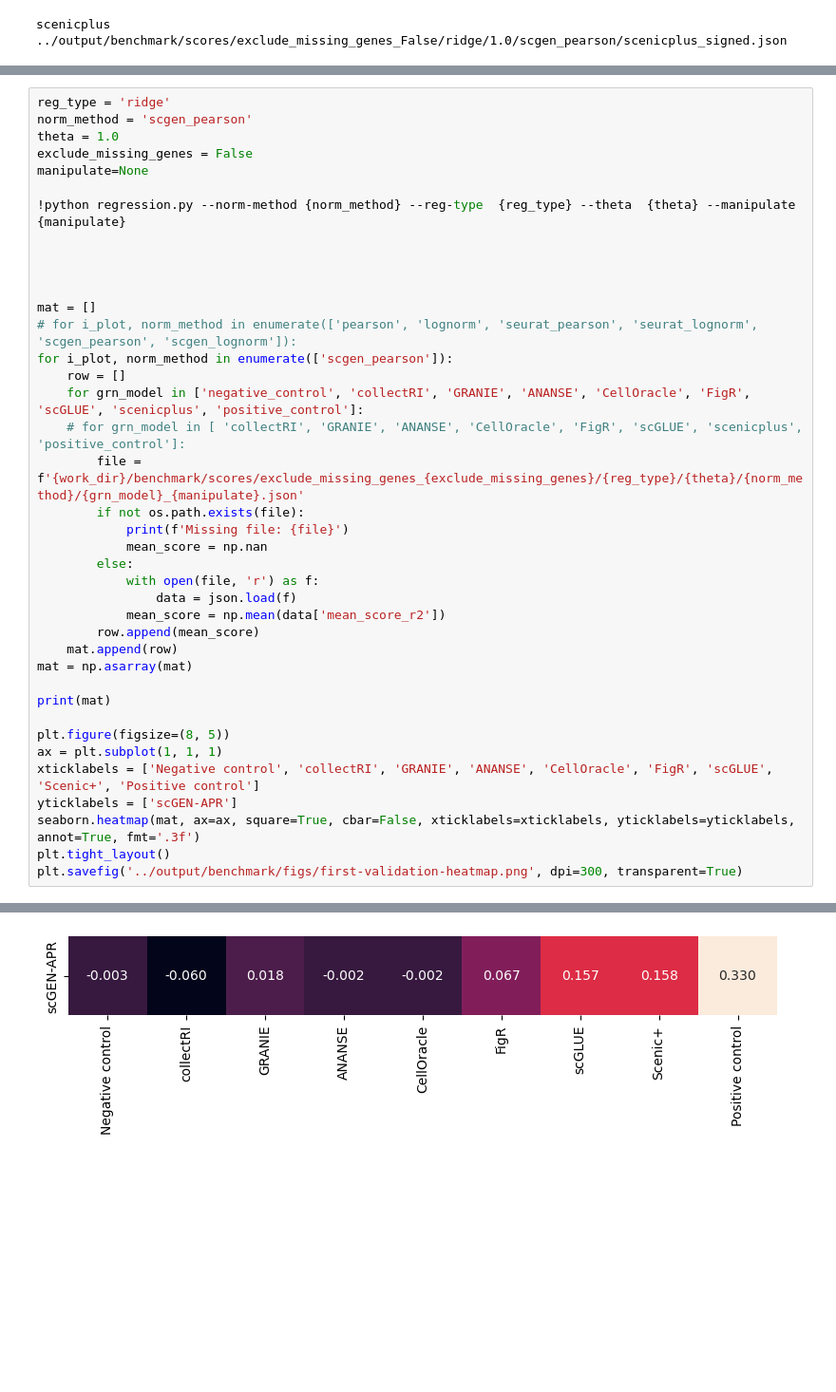
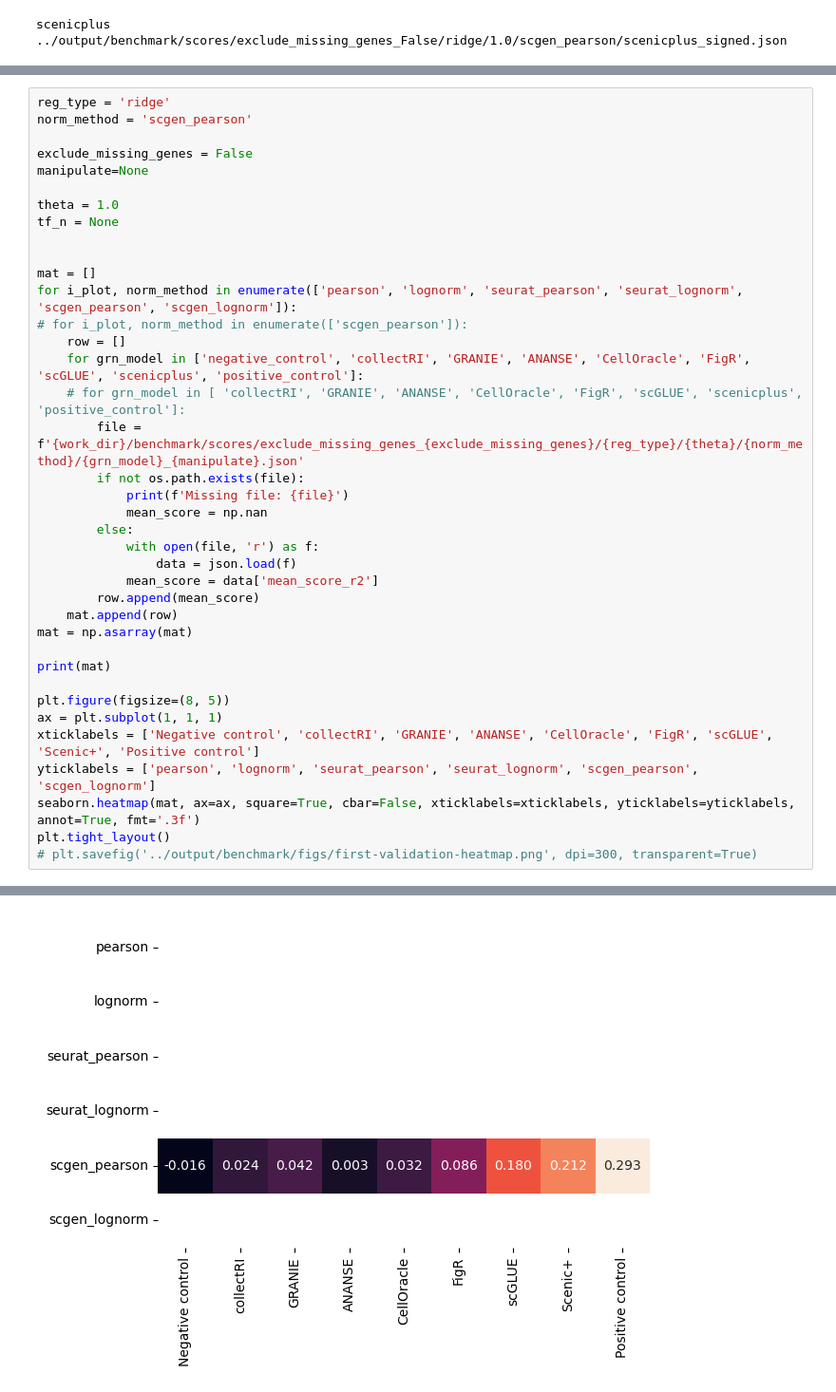
Before and after one commit to janursa/grn_benchmark, a Jupyter notebook: notebooks/first-validation.ipynb, the cells around one changed output, grey strips where cells are left out. Shown at 95% size. Saved outputs shown, nothing was run; the diff lists cells and outputs as text; blank space fills up the shorter version.

```diff
--- a/notebooks/first-validation.ipynb
+++ b/notebooks/first-validation.ipynb
@@ -154,18 +173,17 @@ scenicplus
 # %%
 reg_type = 'ridge'
 norm_method = 'scgen_pearson'
-theta = 1.0
+
 exclude_missing_genes = False
 manipulate=None
 
-!python regression.py --norm-method {norm_method} --reg-type  {reg_type} --theta  {theta} --manipulate {manipulate}
-
-
+theta = 1.0
+tf_n = None
 
 
 mat = []
-# for i_plot, norm_method in enumerate(['pearson', 'lognorm', 'seurat_pearson', 'seurat_lognorm', 'scgen_pearson', 'scgen_lognorm']):
-for i_plot, norm_method in enumerate(['scgen_pearson']):
+for i_plot, norm_method in enumerate(['pearson', 'lognorm', 'seurat_pearson', 'seurat_lognorm', 'scgen_pearson', 'scgen_lognorm']):
+# for i_plot, norm_method in enumerate(['scgen_pearson']):
     row = []
     for grn_model in ['negative_control', 'collectRI', 'GRANIE', 'ANANSE', 'CellOracle', 'FigR', 'scGLUE', 'scenicplus', 'positive_control']:
     # for grn_model in [ 'collectRI', 'GRANIE', 'ANANSE', 'CellOracle', 'FigR', 'scGLUE', 'scenicplus', 'positive_control']:
@@ -176,7 +194,7 @@ for i_plot, norm_method in enumerate(['scgen_pearson']):
         else:
             with open(file, 'r') as f:
                 data = json.load(f)
-            mean_score = np.mean(data['mean_score_r2'])
+            mean_score = data['mean_score_r2']
         row.append(mean_score)
     mat.append(row)
 mat = np.asarray(mat)
@@ -186,8 +204,8 @@ print(mat)
 plt.figure(figsize=(8, 5))
 ax = plt.subplot(1, 1, 1)
 xticklabels = ['Negative control', 'collectRI', 'GRANIE', 'ANANSE', 'CellOracle', 'FigR', 'scGLUE', 'Scenic+', 'Positive control']
-yticklabels = ['scGEN-APR']
+yticklabels = ['pearson', 'lognorm', 'seurat_pearson', 'seurat_lognorm', 'scgen_pearson', 'scgen_lognorm']
 seaborn.heatmap(mat, ax=ax, square=True, cbar=False, xticklabels=xticklabels, yticklabels=yticklabels, annot=True, fmt='.3f')
 plt.tight_layout()
-plt.savefig('../output/benchmark/figs/first-validation-heatmap.png', dpi=300, transparent=True)
+# plt.savefig('../output/benchmark/figs/first-validation-heatmap.png', dpi=300, transparent=True)
 # %% [output]
@@ -214 +229 @@ scenicplus
-[figure, old version]
+[figure, new version]
```
Also changed, not shown: parts of 6 cells of this notebook, 4 other files.
